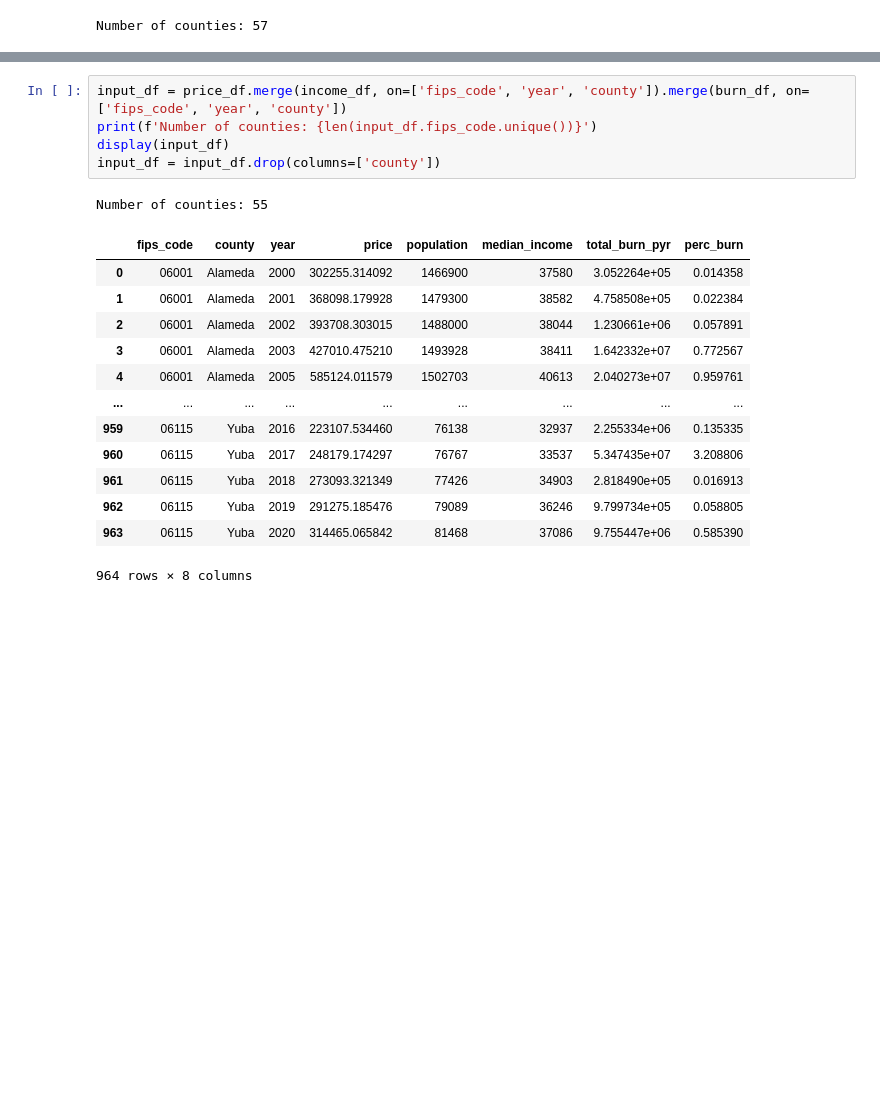
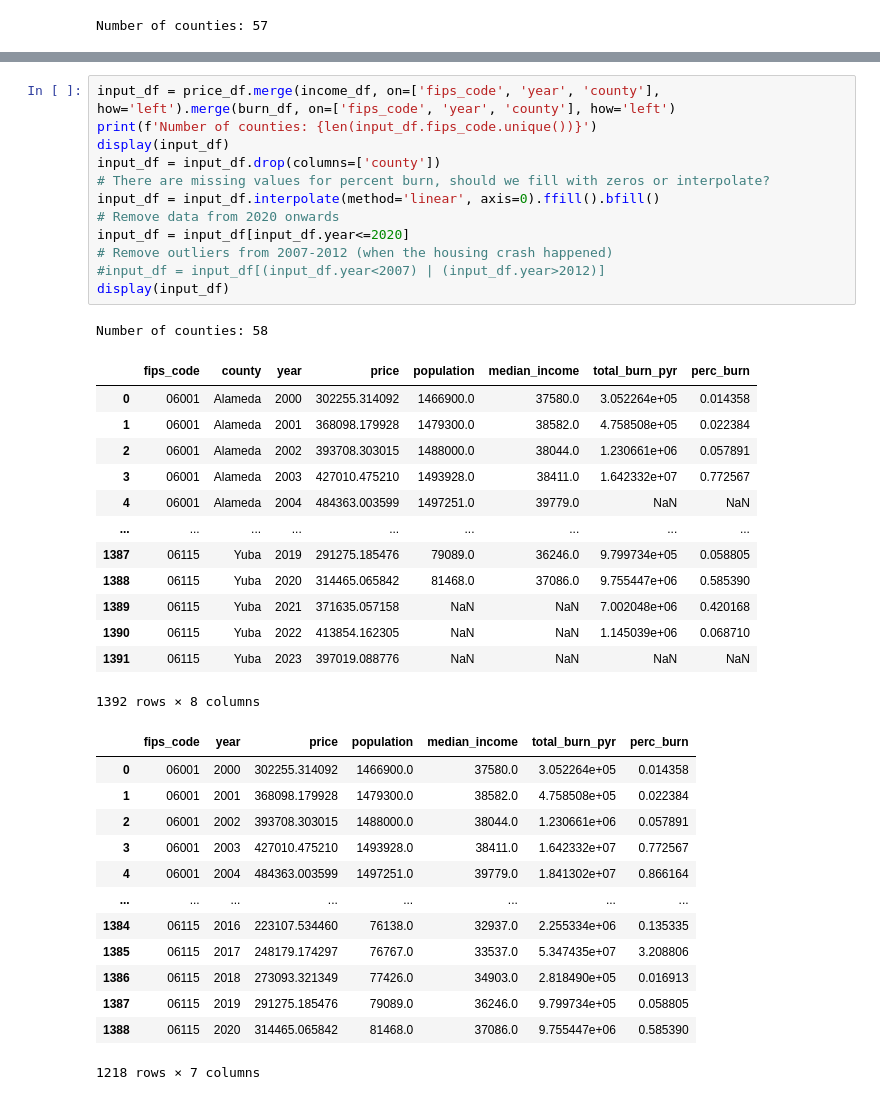
Before and after one commit to padalah/Correlation, a Jupyter notebook: ml_baseline.ipynb, the cells around one changed output, grey strips where cells are left out. Cells and saved outputs as stored; diff of their text form; blank space fills up the shorter version.

```diff
--- a/ml_baseline.ipynb
+++ b/ml_baseline.ipynb
@@ -76,20 +98,40 @@ Number of counties: 57
 # %%
-input_df = price_df.merge(income_df, on=['fips_code', 'year', 'county']).merge(burn_df, on=['fips_code', 'year', 'county'])
+input_df = price_df.merge(income_df, on=['fips_code', 'year', 'county'], how='left').merge(burn_df, on=['fips_code', 'year', 'county'], how='left')
 print(f'Number of counties: {len(input_df.fips_code.unique())}')
 display(input_df)
 input_df = input_df.drop(columns=['county'])
+# There are missing values for percent burn, should we fill with zeros or interpolate?
+input_df = input_df.interpolate(method='linear', axis=0).ffill().bfill()
+# Remove data from 2020 onwards
+input_df = input_df[input_df.year<=2020]
+# Remove outliers from 2007-2012 (when the housing crash happened)
+#input_df = input_df[(input_df.year<2007) | (input_df.year>2012)]
+display(input_df)
 # %% [output]
-Number of counties: 55
+Number of counties: 58
 |  | fips_code | county | year | price | population | median_income | total_burn_pyr | perc_burn |
-| 0 | 06001 | Alameda | 2000 | 302255.314092 | 1466900 | 37580 | 3.052264e+05 | 0.014358 |
-| 1 | 06001 | Alameda | 2001 | 368098.179928 | 1479300 | 38582 | 4.758508e+05 | 0.022384 |
-| 2 | 06001 | Alameda | 2002 | 393708.303015 | 1488000 | 38044 | 1.230661e+06 | 0.057891 |
-| 3 | 06001 | Alameda | 2003 | 427010.475210 | 1493928 | 38411 | 1.642332e+07 | 0.772567 |
-| 4 | 06001 | Alameda | 2005 | 585124.011579 | 1502703 | 40613 | 2.040273e+07 | 0.959761 |
+| 0 | 06001 | Alameda | 2000 | 302255.314092 | 1466900.0 | 37580.0 | 3.052264e+05 | 0.014358 |
+| 1 | 06001 | Alameda | 2001 | 368098.179928 | 1479300.0 | 38582.0 | 4.758508e+05 | 0.022384 |
+| 2 | 06001 | Alameda | 2002 | 393708.303015 | 1488000.0 | 38044.0 | 1.230661e+06 | 0.057891 |
+| 3 | 06001 | Alameda | 2003 | 427010.475210 | 1493928.0 | 38411.0 | 1.642332e+07 | 0.772567 |
+| 4 | 06001 | Alameda | 2004 | 484363.003599 | 1497251.0 | 39779.0 | NaN | NaN |
 | ... | ... | ... | ... | ... | ... | ... | ... | ... |
-| 959 | 06115 | Yuba | 2016 | 223107.534460 | 76138 | 32937 | 2.255334e+06 | 0.135335 |
-| 960 | 06115 | Yuba | 2017 | 248179.174297 | 76767 | 33537 | 5.347435e+07 | 3.208806 |
-| 961 | 06115 | Yuba | 2018 | 273093.321349 | 77426 | 34903 | 2.818490e+05 | 0.016913 |
-| 962 | 06115 | Yuba | 2019 | 291275.185476 | 79089 | 36246 | 9.799734e+05 | 0.058805 |
-| 963 | 06115 | Yuba | 2020 | 314465.065842 | 81468 | 37086 | 9.755447e+06 | 0.585390 |
+| 1387 | 06115 | Yuba | 2019 | 291275.185476 | 79089.0 | 36246.0 | 9.799734e+05 | 0.058805 |
+| 1388 | 06115 | Yuba | 2020 | 314465.065842 | 81468.0 | 37086.0 | 9.755447e+06 | 0.585390 |
+| 1389 | 06115 | Yuba | 2021 | 371635.057158 | NaN | NaN | 7.002048e+06 | 0.420168 |
+| 1390 | 06115 | Yuba | 2022 | 413854.162305 | NaN | NaN | 1.145039e+06 | 0.068710 |
+| 1391 | 06115 | Yuba | 2023 | 397019.088776 | NaN | NaN | NaN | NaN |
-964 rows × 8 columns
+1392 rows × 8 columns
+|  | fips_code | year | price | population | median_income | total_burn_pyr | perc_burn |
+| 0 | 06001 | 2000 | 302255.314092 | 1466900.0 | 37580.0 | 3.052264e+05 | 0.014358 |
+| 1 | 06001 | 2001 | 368098.179928 | 1479300.0 | 38582.0 | 4.758508e+05 | 0.022384 |
+| 2 | 06001 | 2002 | 393708.303015 | 1488000.0 | 38044.0 | 1.230661e+06 | 0.057891 |
+| 3 | 06001 | 2003 | 427010.475210 | 1493928.0 | 38411.0 | 1.642332e+07 | 0.772567 |
+| 4 | 06001 | 2004 | 484363.003599 | 1497251.0 | 39779.0 | 1.841302e+07 | 0.866164 |
+| ... | ... | ... | ... | ... | ... | ... | ... |
+| 1384 | 06115 | 2016 | 223107.534460 | 76138.0 | 32937.0 | 2.255334e+06 | 0.135335 |
+| 1385 | 06115 | 2017 | 248179.174297 | 76767.0 | 33537.0 | 5.347435e+07 | 3.208806 |
+| 1386 | 06115 | 2018 | 273093.321349 | 77426.0 | 34903.0 | 2.818490e+05 | 0.016913 |
+| 1387 | 06115 | 2019 | 291275.185476 | 79089.0 | 36246.0 | 9.799734e+05 | 0.058805 |
+| 1388 | 06115 | 2020 | 314465.065842 | 81468.0 | 37086.0 | 9.755447e+06 | 0.585390 |
+1218 rows × 7 columns
```
Also changed, not shown: parts of 13 cells of this notebook.
